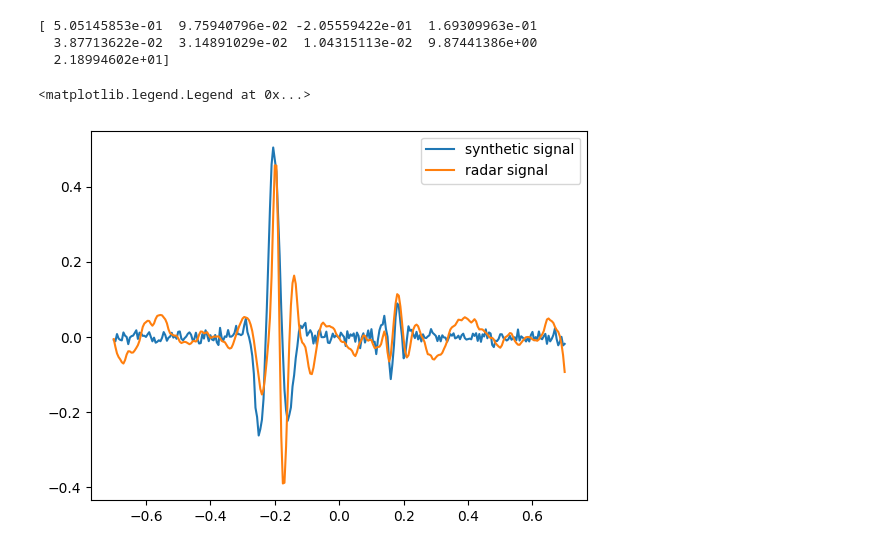
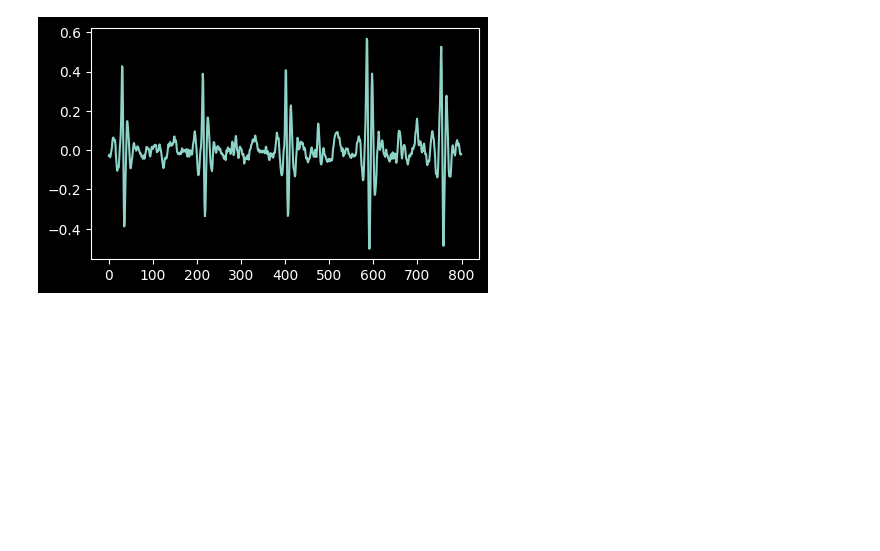
Before and after one commit to ZYY0844/Horcrux, a Jupyter notebook: HP_Aug_main.ipynb, the cells around one changed output. Cells and saved outputs as stored; diff of their text form; code cells hidden in the pictures; blank space fills up the shorter version.

```diff
--- a/HP_Aug_main.ipynb
+++ b/HP_Aug_main.ipynb
@@ -106,37 +0,0 @@ plt.plot(t,xt,label='simulated signal')
-# %%
-# given the signal model as xt, with the variable a1,a2,mu_1,mu_2,sigma_1,sigma_2.
-# using scipy.optimize to minimize the error between radar_sig and the signal model
-# the error is defined as the RMSE between radar_sig and the signal model
-import scipy.optimize as opt
-from scipy.optimize import minimize
-from scipy.optimize import Bounds
-from scipy.optimize import LinearConstraint
-
-def fun(x):
-    a1,a2,mu_1,mu_2,sigma_1,sigma_2, db, f1, f2 = x
-    xt_1=np.cos(2*np.pi*t*f1)*a1*np.exp(-(t-mu_1)**2/(2*sigma_1**2))
-    xt_2=np.cos(2*np.pi*t*f2)*a2*np.exp(-(t-mu_2)**2/(2*sigma_2**2))
-    noise=np.random.normal(0,db,n+1)
-    xt=xt_1+xt_2+noise
-    # return correlation coefficient
-    return -np.corrcoef(radar_sig[:281],xt)[0,1]
-    # return np.sqrt(np.mean((radar_sig[:281]-xt)**2))
-
-x0 = [0.5,0.1,-0.16,0.18,0.05,0.03, 0.01, 10, 23]
-res = minimize(fun, x0, method='Nelder-Mead', tol=1e-6)
-a1,a2,mu_1,mu_2,sigma_1,sigma_2, db, f1, f2 = res.x
-# a1,a2,mu_1,mu_2,sigma_1,sigma_2, db, f1, f2 = x0
-print(res.x)
-xt_1=np.cos(2*np.pi*t*f1)*a1*np.exp(-(t-mu_1)**2/(2*sigma_1**2))
-xt_2=np.cos(2*np.pi*t*f2)*a2*np.exp(-(t-mu_2)**2/(2*sigma_2**2))
-noise=np.random.normal(0,db,n+1)
-xt=xt_1+xt_2+noise
-plt.plot(t,xt,label='synthetic signal')
-plt.plot(t,radar_sig[:281],label='radar signal')
-plt.legend()
-# %% [output]
-[ 5.05145853e-01  9.75940796e-02 -2.05559422e-01  1.69309963e-01
-  3.87713622e-02  3.14891029e-02  1.04315113e-02  9.87441386e+00
-  2.18994602e+01]
-<matplotlib.legend.Legend at 0x...>
-[figure, removed]
@@ -142,0 +11,8 @@ plt.legend()
+# %%
+radar_signal = np.load('data_example/radar_signal.npy')
+input_radar = radar_signal[:800] # input radar signal
+plt.figure(figsize=(5,3))
+plt.plot(input_radar)
+plt.style.use('default')
+# %% [output]
+[figure, added]
```
Also changed, not shown: parts of 16 cells of this notebook, 2 other files.
